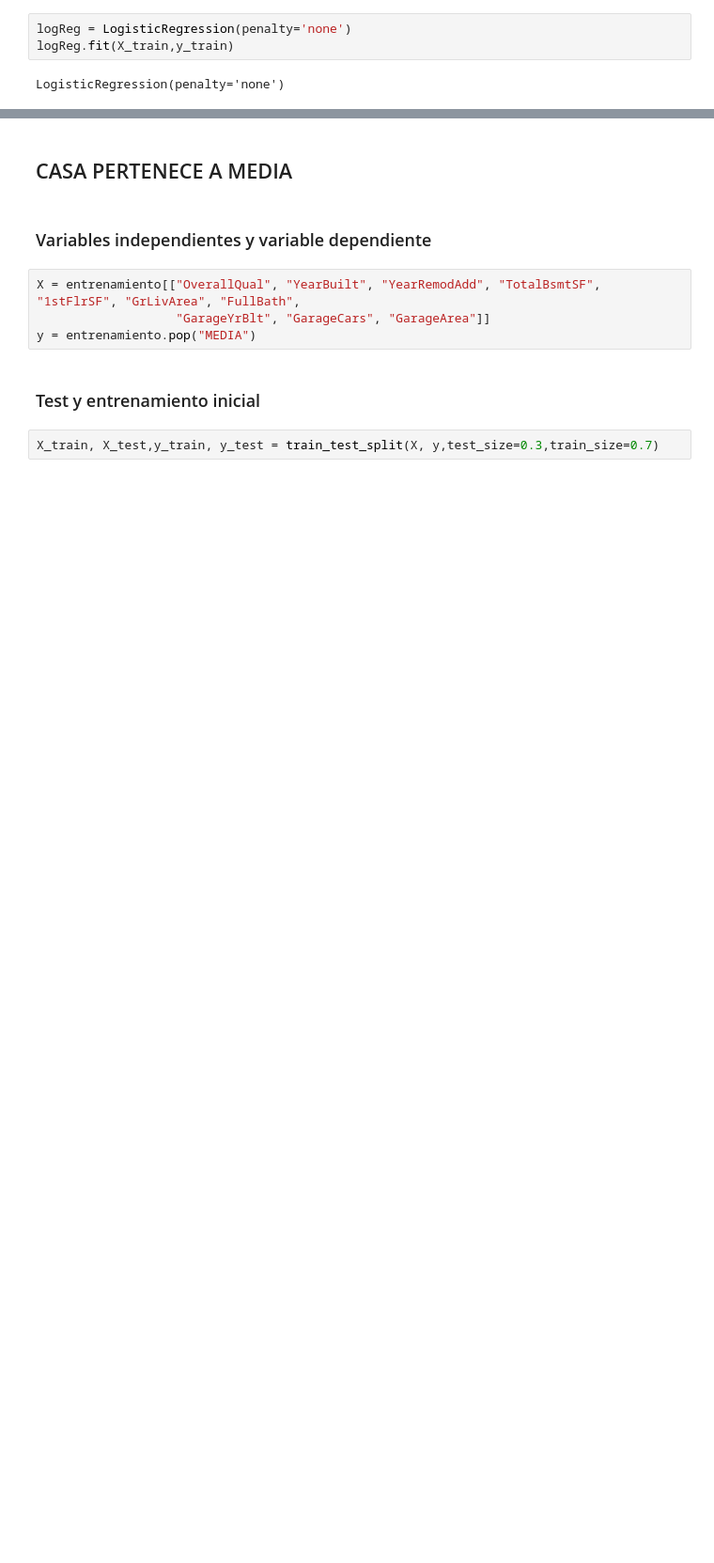
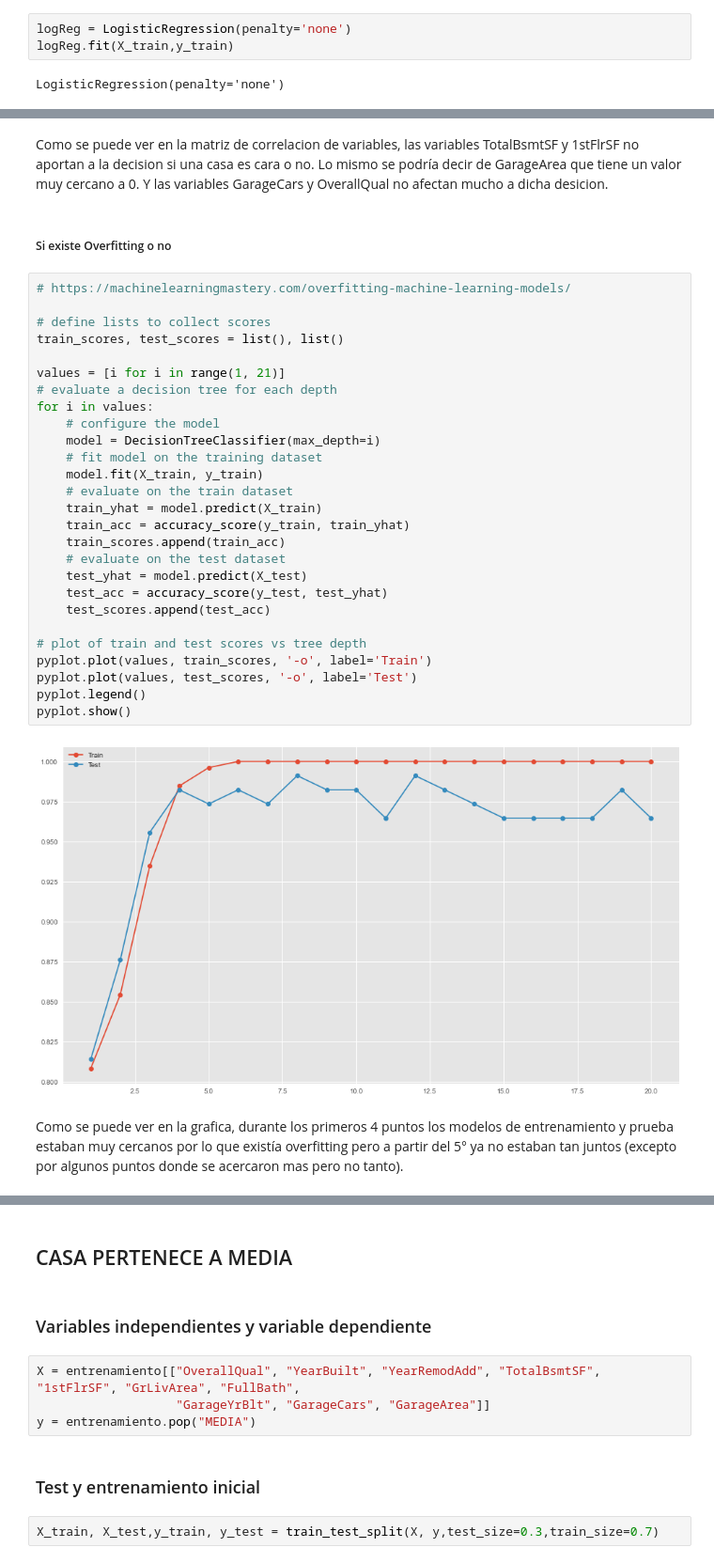
Before and after one commit to wsaldana/MineriaHDT6, a Jupyter notebook: Hoja6.ipynb, the cells around one changed output, grey strips where cells are left out. Shown at 94% size. Cells and saved outputs as stored; diff of their text form; blank space fills up the shorter version.

```diff
--- a/Hoja6.ipynb
+++ b/Hoja6.ipynb
@@ -393,0 +316,35 @@ sb.heatmap(correlacion, xticklabels=correlacion.columns, yticklabels=correlacion
+# %% [markdown]
+Como se puede ver en la matriz de correlacion de variables, las variables TotalBsmtSF y 1stFlrSF no aportan a la decision si una casa es cara o no. Lo mismo se podría decir de GarageArea que tiene un valor muy cercano a 0. Y las variables GarageCars y OverallQual no afectan mucho a dicha desicion.
+# %% [markdown]
+##### Si existe Overfitting o no
+# %%
+# https://machinelearningmastery.com/overfitting-machine-learning-models/
+
+# define lists to collect scores
+train_scores, test_scores = list(), list()
+
+values = [i for i in range(1, 21)]
+# evaluate a decision tree for each depth
+for i in values:
+    # configure the model
+    model = DecisionTreeClassifier(max_depth=i)
+    # fit model on the training dataset
+    model.fit(X_train, y_train)
+    # evaluate on the train dataset
+    train_yhat = model.predict(X_train)
+    train_acc = accuracy_score(y_train, train_yhat)
+    train_scores.append(train_acc)
+    # evaluate on the test dataset
+    test_yhat = model.predict(X_test)
+    test_acc = accuracy_score(y_test, test_yhat)
+    test_scores.append(test_acc)
+
+# plot of train and test scores vs tree depth
+pyplot.plot(values, train_scores, '-o', label='Train')
+pyplot.plot(values, test_scores, '-o', label='Test')
+pyplot.legend()
+pyplot.show()
+# %% [output]
+[figure, added]
+# %% [markdown]
+Como se puede ver en la grafica, durante los primeros 4 puntos los modelos de entrenamiento y prueba estaban muy cercanos por lo que existía overfitting pero a partir del 5° ya no estaban tan juntos (excepto por algunos puntos donde se acercaron mas pero no tanto).
```
Also changed, not shown: parts of 56 cells of this notebook.
